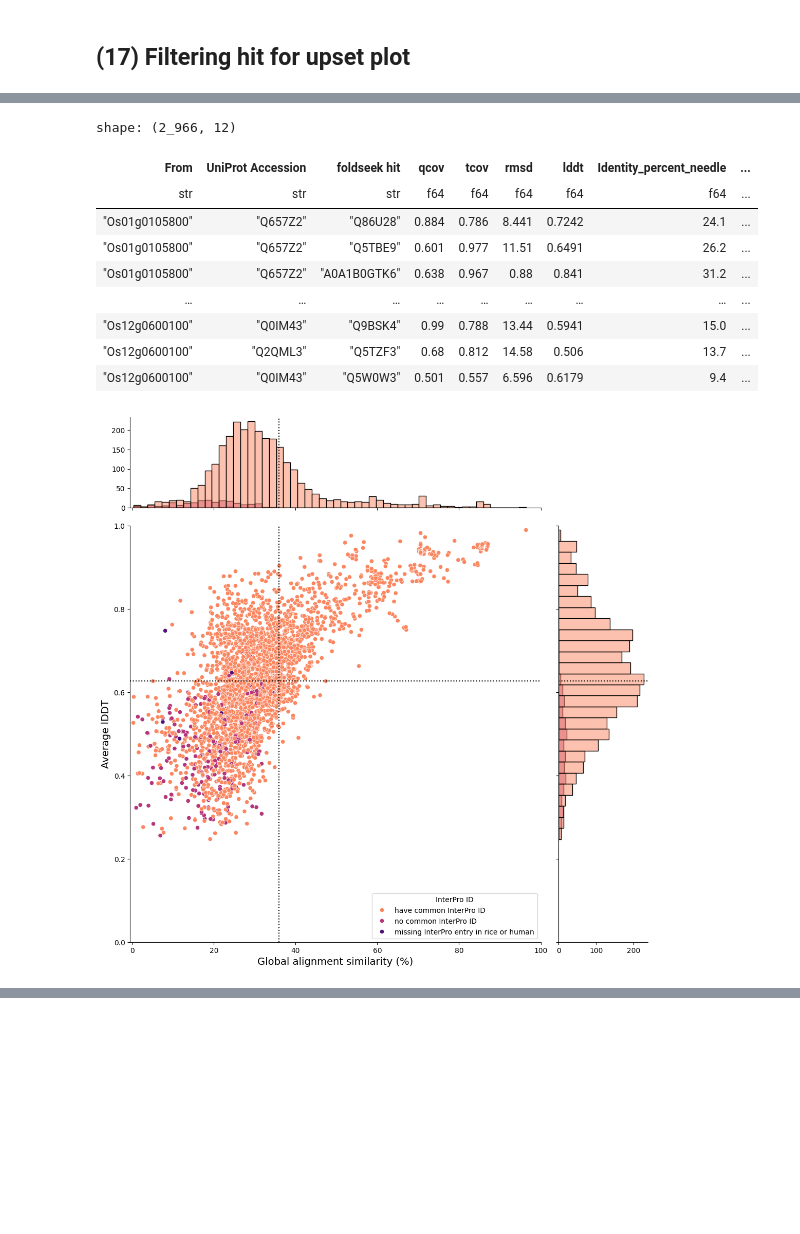
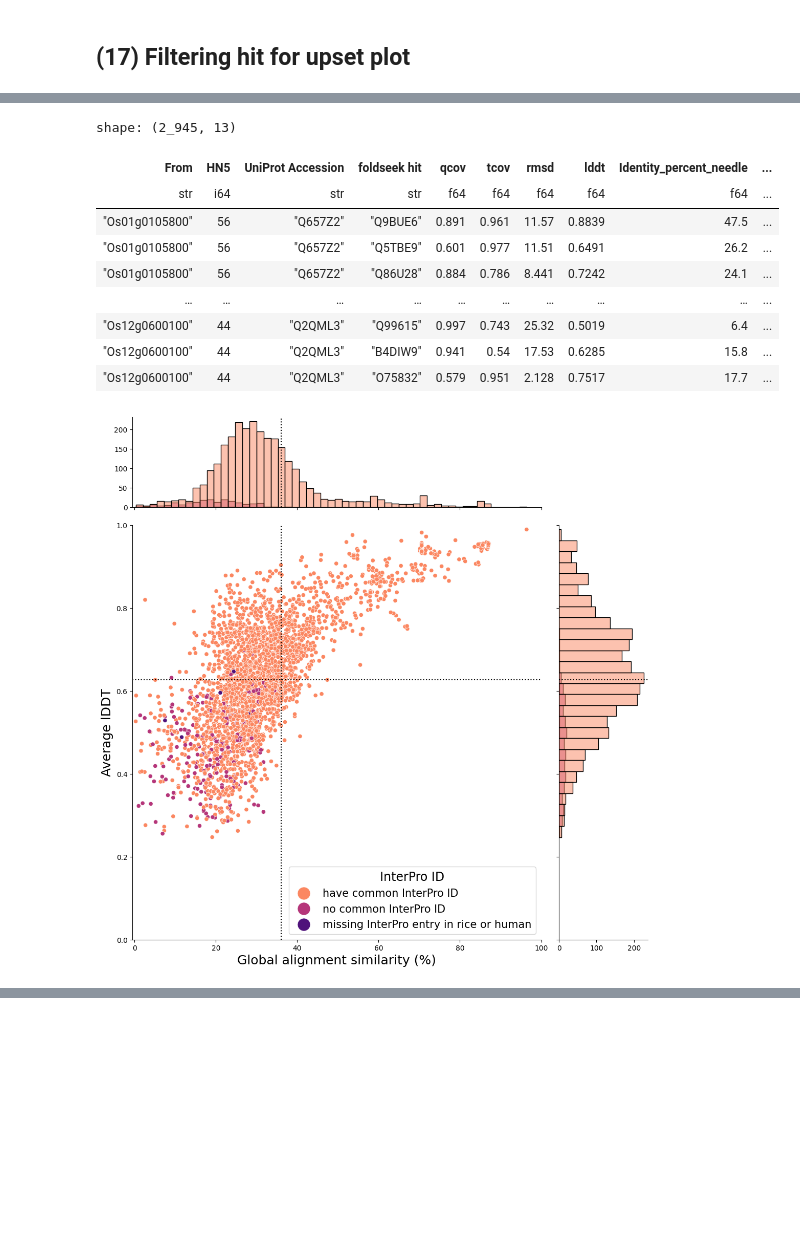
Before and after one commit to yonesora56/HS_rice_analysis, a Jupyter notebook: notebooks/13_foldseek_result_parse_2_up.ipynb, the cells around one changed output, grey strips where cells are left out. Saved outputs shown, nothing was run; the diff lists cells and outputs as text; code cells hidden in the pictures.

```diff
--- a/notebooks/13_foldseek_result_parse_2_up.ipynb
+++ b/notebooks/13_foldseek_result_parse_2_up.ipynb
@@ -605,6 +628,7 @@ condition2 = condition1.sort(
     descending=[False, False, False]
 ).select(
     "From",
+    "HN5", # add HN-score column
     "UniProt Accession",
     "foldseek hit",
     "evalue",
@@ -703,7 +727,8 @@ togoid_convert = pl.read_csv(
         "uniprot_id" : "foldseek hit"
     }
 ).filter(
-    pl.col("ensembl_gene_id").is_not_null()
+    pl.col("ensembl_gene_id").is_not_null() &
+    pl.col("hgnc_symbol_id").is_not_null() # add HGNC Gene nomenclature information filtering condition
 ).sort(
     by=["foldseek hit"],
     descending=[False]
@@ -733,11 +758,13 @@ condition3 = condition2.join(
         "hgnc_id"
     ]
 ).filter(
-    pl.col("ensembl_gene_id").is_not_null()
+    pl.col("ensembl_gene_id").is_not_null() &
+    pl.col("hgnc_symbol_id").is_not_null() # add HGNC Gene nomenclature information filtering condition
 ).select(
     [
         "hit label",
         "From",
+        "HN5", # add HN5 information
         "UniProt Accession",
         "foldseek hit",
         "ensembl_protein_id",
@@ -786,7 +813,7 @@ condition3 = condition2.join(
 )
 
 condition3.write_csv(
-    f"../Data/21_foldseek_result_validate_rice_up/foldseek_result_rice_up_togoid_filtercondtion3_{VERSION}.tsv",
+    f"../Data/20_foldseek_result_validate_rice_up/rice_up/{VERSION}/foldseek_result_rice_up_togoid_filtercondtion3_{VERSION}.tsv",
     separator='\t'
 )
 
@@ -847,6 +874,7 @@ shape: (145, 2)
 foldseek_filter_viz = condition3.select(
     "hit label",
     "From",
+    "HN5", # add HN-score information
     "UniProt Accession",
     "foldseek hit",
     "pident",
@@ -868,7 +896,7 @@ foldseek_filter_viz = condition3.select(
 )
 
 foldseek_filter_viz.write_csv(
-    f"../Data/21_foldseek_result_validate_rice_up/foldseek_result_rice_up_filtercondtion3_viz_{VERSION}.tsv",
+    f"../Data/20_foldseek_result_validate_rice_up/rice_up/{VERSION}/foldseek_result_rice_up_filtercondtion3_viz_{VERSION}.tsv",
     separator='\t'
 )
 
@@ -1411,6 +1431,7 @@ print(no_domain_info.select("From").unique().to_series().to_list())
 # %%
 domain_info_viz = domain_info.select(
     "From",
+    "HN5", # add HN-score information
     "UniProt Accession",
     "foldseek hit",
     "qcov",
@@ -1426,47 +1447,47 @@ domain_info_viz = domain_info.select(
     by=["From"],
     descending=[False]
 )
 
 g = sns.JointGrid(
     data=domain_info_viz,
     x="Similarity_percent_needle",
     y="lddt",
     hue="InterPro ID intersection tag",
     height=11,
     dropna=False,
     ratio=4,
     palette="magma_r",
     marginal_ticks=True
 )
 g.ax_joint.set_xlim(-0.5,100)
 g.ax_joint.set_ylim(0,1)
-g.ax_joint.set_xlabel("Global alignment similarity (%)", fontsize=14)
-g.ax_joint.set_ylabel("Average lDDT", fontsize=14)
+g.ax_joint.set_xlabel("Global alignment similarity (%)", fontsize=18)
+g.ax_joint.set_ylabel("Average lDDT", fontsize=18)
 
 # g.refline(x=25, color="black", linestyle=":")
 # g.refline(x=50, color="black", linestyle=":")
 # g.refline(x=75, color="black", linestyle=":")
 # g.refline(y=0.5, color="black", linestyle=":")
 g.refline(x=third_quartile, color="black", linestyle=":")
 g.refline(y=median_y, color="black", linestyle=":")
 g.plot(sns.scatterplot, sns.histplot)
 handles, labels = g.ax_joint.get_legend_handles_labels()
-g.ax_joint.legend(handles=handles, labels=labels, title='InterPro ID')
+g.ax_joint.legend(handles=handles, labels=labels, title='InterPro ID', fontsize=15, title_fontsize=17, markerscale=3)
 
 display(domain_info_viz)
 plt.show()
 # %% [output]
-shape: (2_966, 12)
+shape: (2_945, 13)
-| From | UniProt Accession | foldseek hit | qcov | tcov | rmsd | lddt | Identity_percent_needle | ... |
-| str | str | str | f64 | f64 | f64 | f64 | f64 | ... |
-| "Os01g0105800" | "Q657Z2" | "Q86U28" | 0.884 | 0.786 | 8.441 | 0.7242 | 24.1 | ... |
-| "Os01g0105800" | "Q657Z2" | "Q5TBE9" | 0.601 | 0.977 | 11.51 | 0.6491 | 26.2 | ... |
-| "Os01g0105800" | "Q657Z2" | "A0A1B0GTK6" | 0.638 | 0.967 | 0.88 | 0.841 | 31.2 | ... |
-| … | … | … | … | … | … | … | … | ... |
-| "Os12g0600100" | "Q0IM43" | "Q9BSK4" | 0.99 | 0.788 | 13.44 | 0.5941 | 15.0 | ... |
-| "Os12g0600100" | "Q2QML3" | "Q5TZF3" | 0.68 | 0.812 | 14.58 | 0.506 | 13.7 | ... |
-| "Os12g0600100" | "Q0IM43" | "Q5W0W3" | 0.501 | 0.557 | 6.596 | 0.6179 | 9.4 | ... |
+| From | HN5 | UniProt Accession | foldseek hit | qcov | tcov | rmsd | lddt | Identity_percent_needle | ... |
+| str | i64 | str | str | f64 | f64 | f64 | f64 | f64 | ... |
+| "Os01g0105800" | 56 | "Q657Z2" | "Q9BUE6" | 0.891 | 0.961 | 11.57 | 0.8839 | 47.5 | ... |
+| "Os01g0105800" | 56 | "Q657Z2" | "Q5TBE9" | 0.601 | 0.977 | 11.51 | 0.6491 | 26.2 | ... |
+| "Os01g0105800" | 56 | "Q657Z2" | "Q86U28" | 0.884 | 0.786 | 8.441 | 0.7242 | 24.1 | ... |
+| … | … | … | … | … | … | … | … | … | ... |
+| "Os12g0600100" | 44 | "Q2QML3" | "Q99615" | 0.997 | 0.743 | 25.32 | 0.5019 | 6.4 | ... |
+| "Os12g0600100" | 44 | "Q2QML3" | "B4DIW9" | 0.941 | 0.54 | 17.53 | 0.6285 | 15.8 | ... |
+| "Os12g0600100" | 44 | "Q2QML3" | "O75832" | 0.579 | 0.951 | 2.128 | 0.7517 | 17.7 | ... |
-[figure, old version]
+[figure, new version]
 # %%
 g = sns.JointGrid(
     data=domain_info_viz,
```
Also changed, not shown: parts of 53 cells of this notebook, 9 other files.
